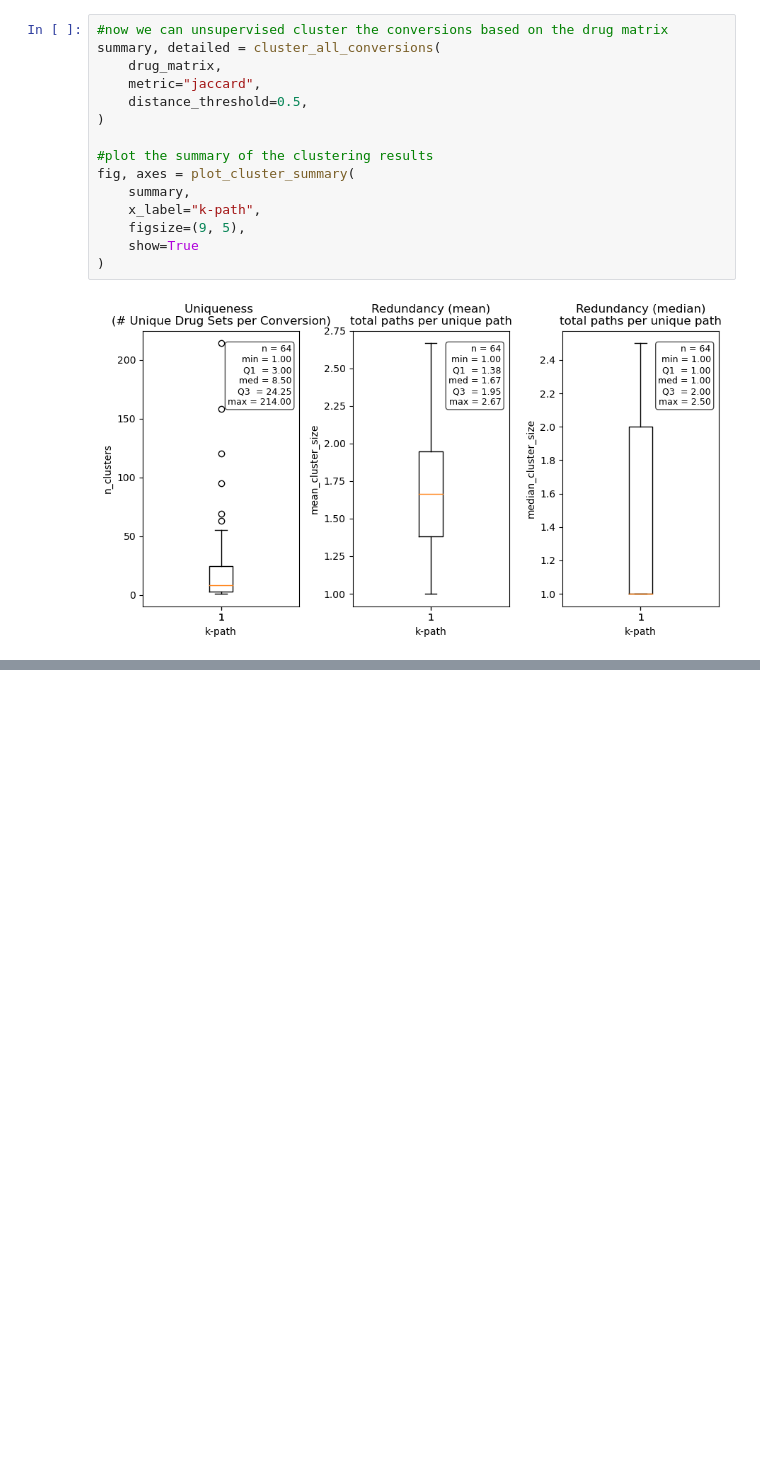
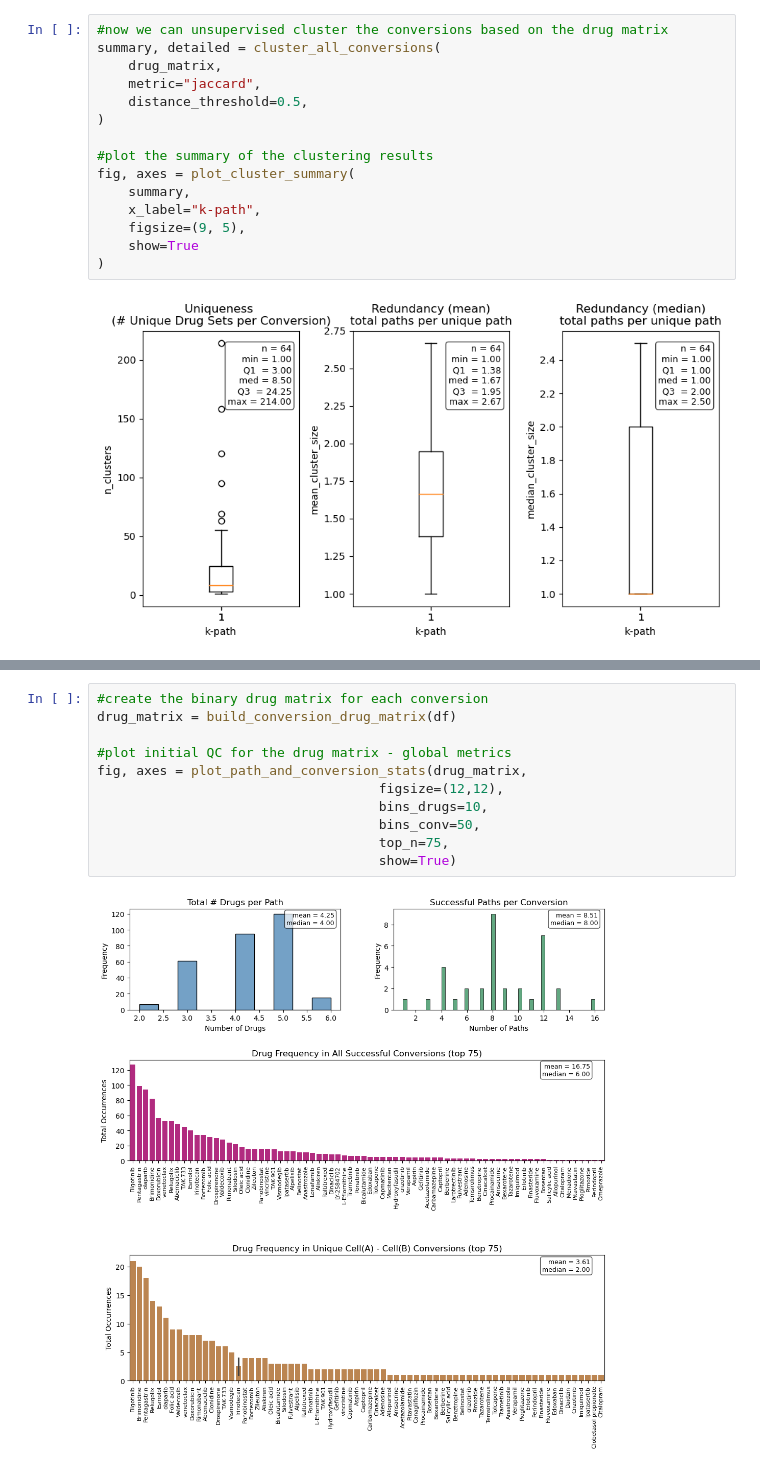
Before and after one commit to jbezney61/RL_single_cell, a Jupyter notebook: analysis/successful_paths_analytics.ipynb, the cells around one changed output, grey strips where cells are left out. Drawn from its saved outputs; the diff is of its cells as text; blank space fills up the shorter version.

```diff
--- a/analysis/successful_paths_analytics.ipynb
+++ b/analysis/successful_paths_analytics.ipynb
@@ -245,0 +322,13 @@ fig, axes = plot_cluster_summary(
+# %%
+#create the binary drug matrix for each conversion
+drug_matrix = build_conversion_drug_matrix(df)
+
+#plot initial QC for the drug matrix - global metrics
+fig, axes = plot_path_and_conversion_stats(drug_matrix,
+                                    figsize=(12,12),
+                                    bins_drugs=10,
+                                    bins_conv=50,
+                                    top_n=75,
+                                    show=True)
+# %% [output]
+[figure, added]
```
Also changed, not shown: parts of 8 cells of this notebook, 9 other files.
